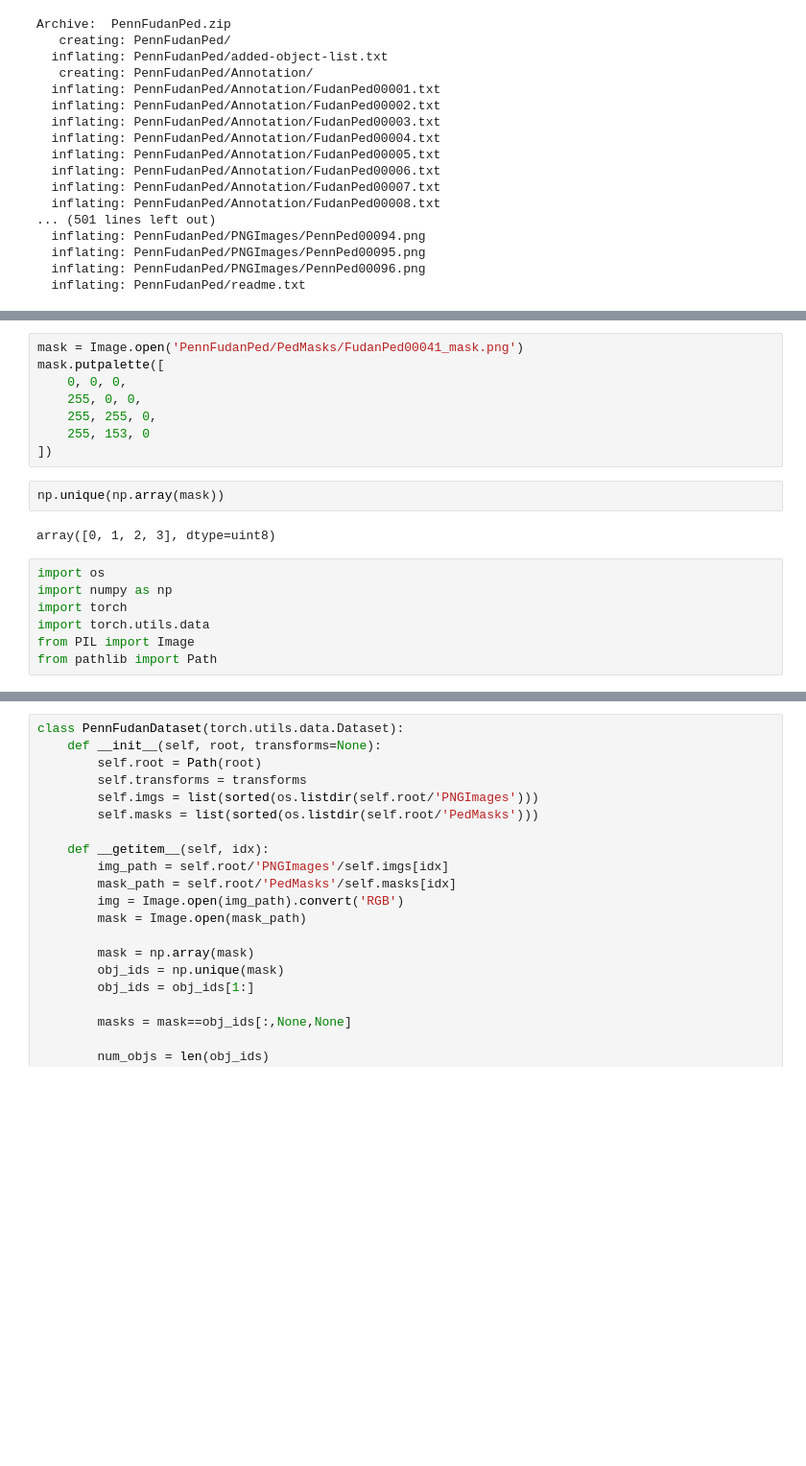
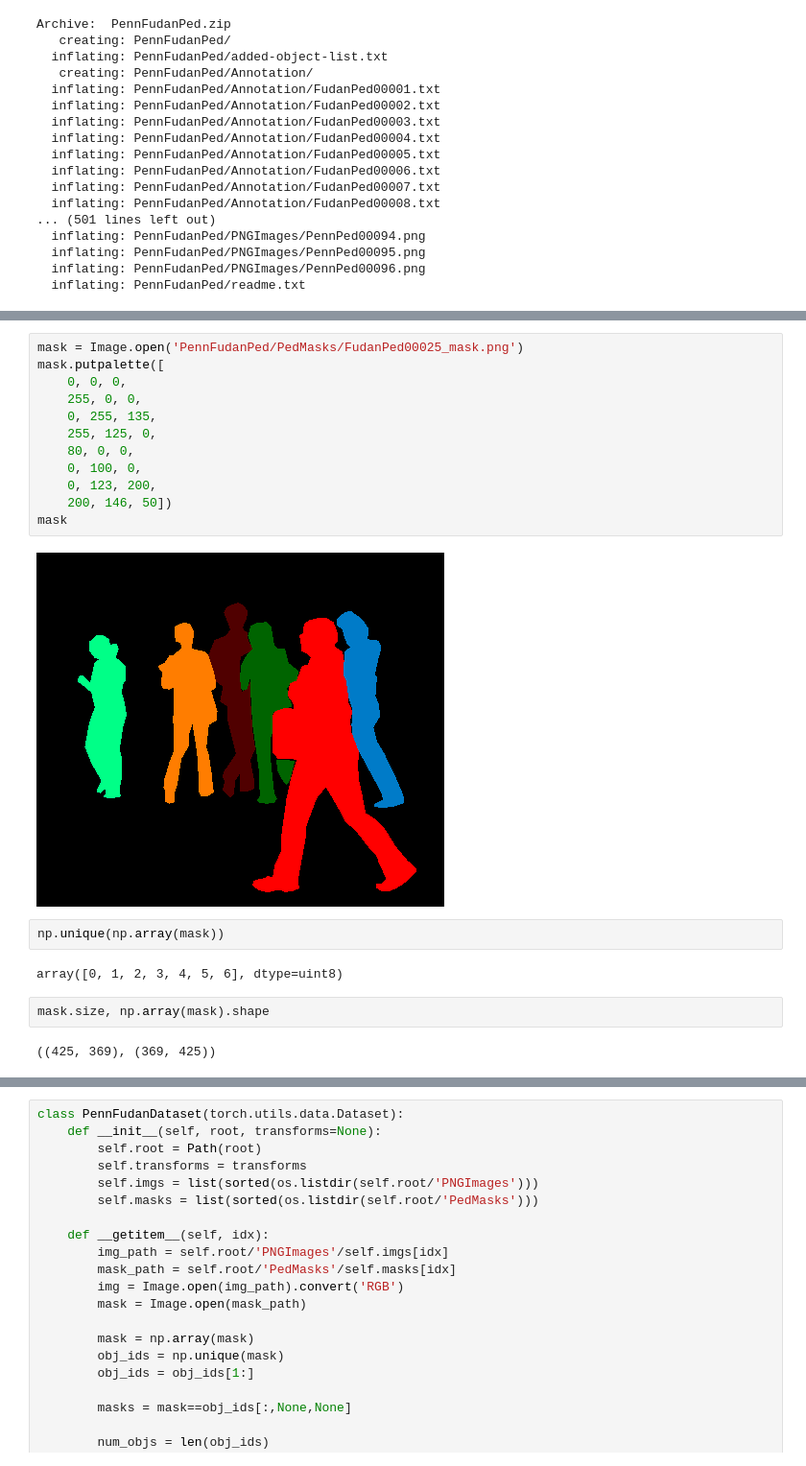
Before and after one commit to qAp/kgl_clouds, a Jupyter notebook: torchvision_finetuning_instance_segmentation.ipynb, the cells around one changed output, grey strips where cells are left out. Shown at 96% size. Cells and saved outputs as stored; diff of their text form; blank space fills up the shorter version.

```diff
--- a/torchvision_finetuning_instance_segmentation.ipynb
+++ b/torchvision_finetuning_instance_segmentation.ipynb
@@ -88,19 +94,22 @@ Image.open('PennFudanPed/PNGImages/FudanPed00041.png')
 # %%
-mask = Image.open('PennFudanPed/PedMasks/FudanPed00041_mask.png')
+mask = Image.open('PennFudanPed/PedMasks/FudanPed00025_mask.png')
 mask.putpalette([
     0, 0, 0,
     255, 0, 0,
-    255, 255, 0,
-    255, 153, 0
-])
+    0, 255, 135,
+    255, 125, 0,
+    80, 0, 0,
+    0, 100, 0,
+    0, 123, 200,
+    200, 146, 50])
+mask
+# %% [output]
+[figure, added]
 # %%
 np.unique(np.array(mask))
 # %% [output]
-array([0, 1, 2, 3], dtype=uint8)
+array([0, 1, 2, 3, 4, 5, 6], dtype=uint8)
-# %%
-import os
-import numpy as np
-import torch
-import torch.utils.data
-from PIL import Image
-from pathlib import Path
+# %%
+mask.size, np.array(mask).shape
+# %% [output]
+((425, 369), (369, 425))
```
Also changed, not shown: parts of 38 cells of this notebook.
